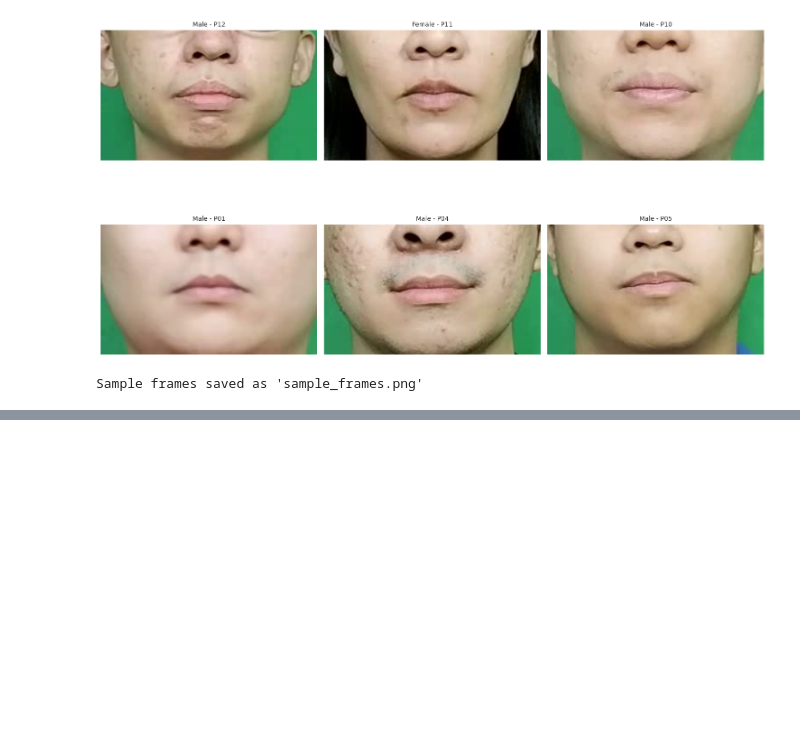
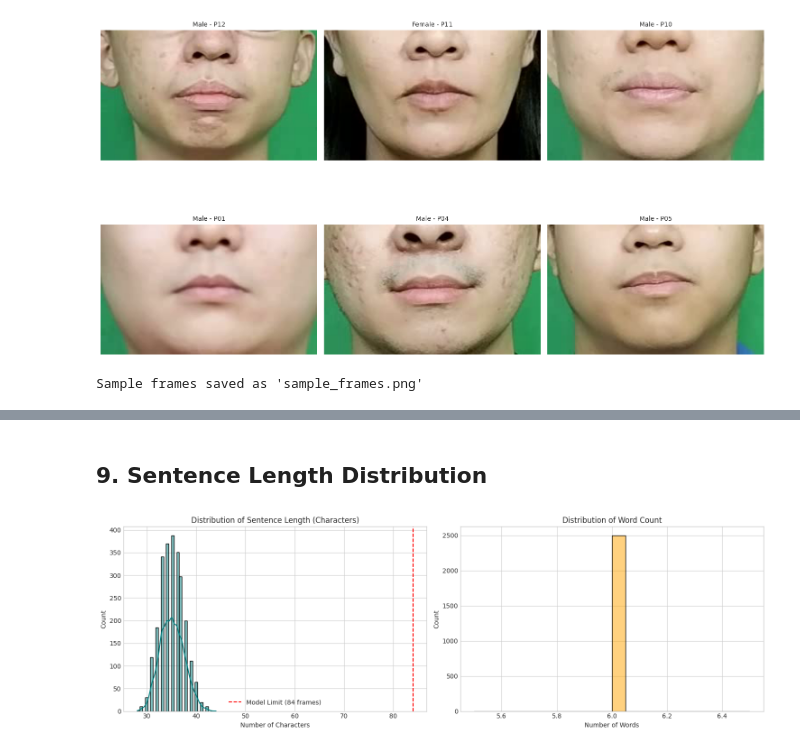
Before and after one commit to Yoelaugustan/MBG-Lipreading, a Jupyter notebook: EDA/lumina_eda.ipynb, the cells around one changed output, grey strips where cells are left out. Cells and saved outputs as stored; diff of their text form; code cells hidden in the pictures; blank space fills up the shorter version.

Commit message:
Update EDA, add sections to visual and analyze the labels

```diff
--- a/EDA/lumina_eda.ipynb
+++ b/EDA/lumina_eda.ipynb
@@ -321,0 +324,17 @@ Sample frames saved as 'sample_frames.png'
+# %%
+# Set your path
+excel_path = "../LUMINA_Dataset/list_of_sentence.xlsx"
+df_labels = pd.read_excel(excel_path)
+
+# 1. Basic Cleaning (assuming columns are 'sentence_number' and 'text')
+# Use lowercase to match training logic
+df_labels['clean_text'] = df_labels['Text'].astype(str).str.lower().str.strip()
+
+# 2. Calculate Lengths
+df_labels['char_count'] = df_labels['clean_text'].apply(len)
+df_labels['word_count'] = df_labels['clean_text'].apply(lambda x: len(x.split()))
+
+print(f"Total Unique Sentences: {len(df_labels)}")
+print(f"Average Sentence Length: {df_labels['char_count'].mean():.2f} characters")
+print(f"Max Sentence Length: {df_labels['char_count'].max()} characters")
+df_labels.head()
@@ -321,0 +351,24 @@ Sample frames saved as 'sample_frames.png'
+# %% [markdown]
+## 9. Sentence Length Distribution
+# %%
+plt.figure(figsize=(15, 5))
+
+# Plot Character Count Distribution
+plt.subplot(1, 2, 1)
+sns.histplot(df_labels['char_count'], bins=30, kde=True, color='teal')
+# Add a vertical line for your Model's Sequence Length (84)
+plt.axvline(x=84, color='red', linestyle='--', label='Model Limit (84 frames)')
+plt.title('Distribution of Sentence Length (Characters)')
+plt.xlabel('Number of Characters')
+plt.legend()
+
+# Plot Word Count Distribution
+plt.subplot(1, 2, 2)
+sns.histplot(df_labels['word_count'], bins=20, kde=True, color='orange')
+plt.title('Distribution of Word Count')
+plt.xlabel('Number of Words')
+
+plt.tight_layout()
+plt.show()
+# %% [output]
+[figure, added]
```
Also changed, not shown: parts of 5 cells of this notebook, 2 other files.
